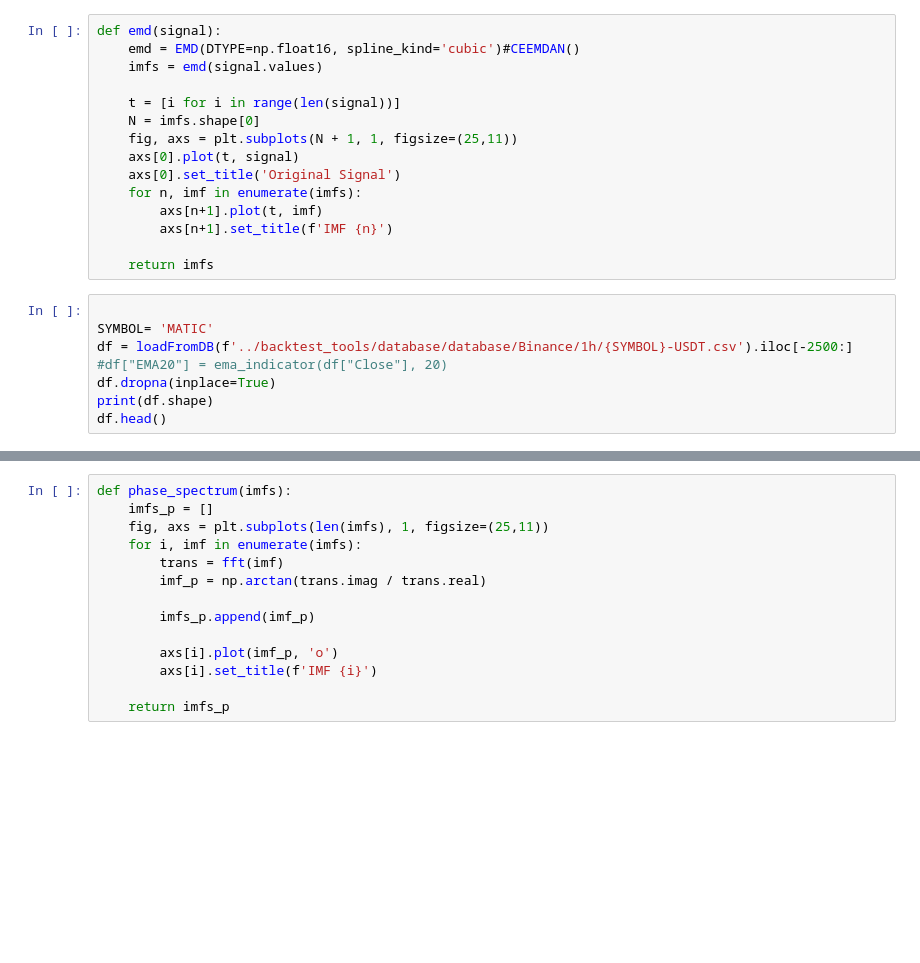
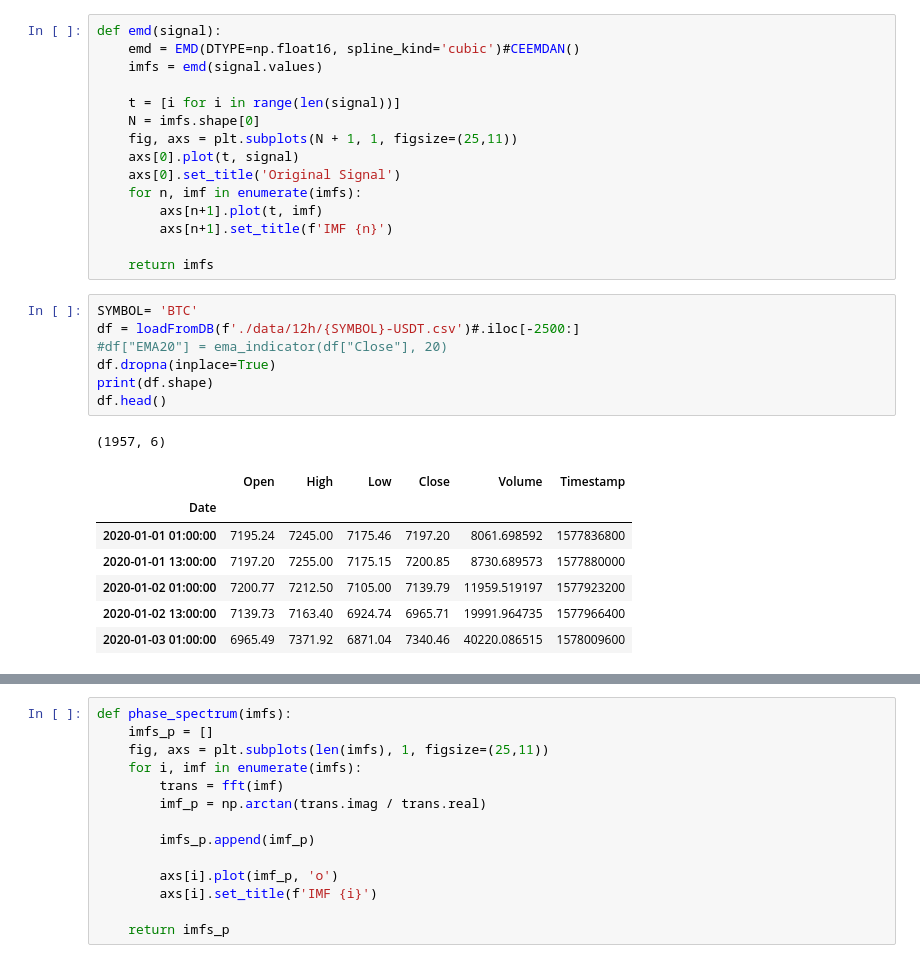
Before and after one commit to webclinic017/Trading-sandbox, a Jupyter notebook: 26_EMD.ipynb, the cells around one changed output, grey strips where cells are left out. Cells and saved outputs as stored; diff of their text form; blank space fills up the shorter version.

```diff
--- a/26_EMD.ipynb
+++ b/26_EMD.ipynb
@@ -27,12 +27,20 @@ def emd(signal):
 
     return imfs
 # %%
-
-SYMBOL= 'MATIC'
-df = loadFromDB(f'../backtest_tools/database/database/Binance/1h/{SYMBOL}-USDT.csv').iloc[-2500:]
+SYMBOL= 'BTC'
+df = loadFromDB(f'./data/12h/{SYMBOL}-USDT.csv')#.iloc[-2500:]
 #df["EMA20"] = ema_indicator(df["Close"], 20)
 df.dropna(inplace=True)
 print(df.shape)
 df.head()
+# %% [output]
+(1957, 6)
+|  | Open | High | Low | Close | Volume | Timestamp |
+| Date |  |  |  |  |  |  |
+| 2020-01-01 01:00:00 | 7195.24 | 7245.00 | 7175.46 | 7197.20 | 8061.698592 | 1577836800 |
+| 2020-01-01 13:00:00 | 7197.20 | 7255.00 | 7175.15 | 7200.85 | 8730.689573 | 1577880000 |
+| 2020-01-02 01:00:00 | 7200.77 | 7212.50 | 7105.00 | 7139.79 | 11959.519197 | 1577923200 |
+| 2020-01-02 13:00:00 | 7139.73 | 7163.40 | 6924.74 | 6965.71 | 19991.964735 | 1577966400 |
+| 2020-01-03 01:00:00 | 6965.49 | 7371.92 | 6871.04 | 7340.46 | 40220.086515 | 1578009600 |
 # %%
 imfs = emd(df["Close"])
```
Also changed, not shown: parts of 9 cells of this notebook.
